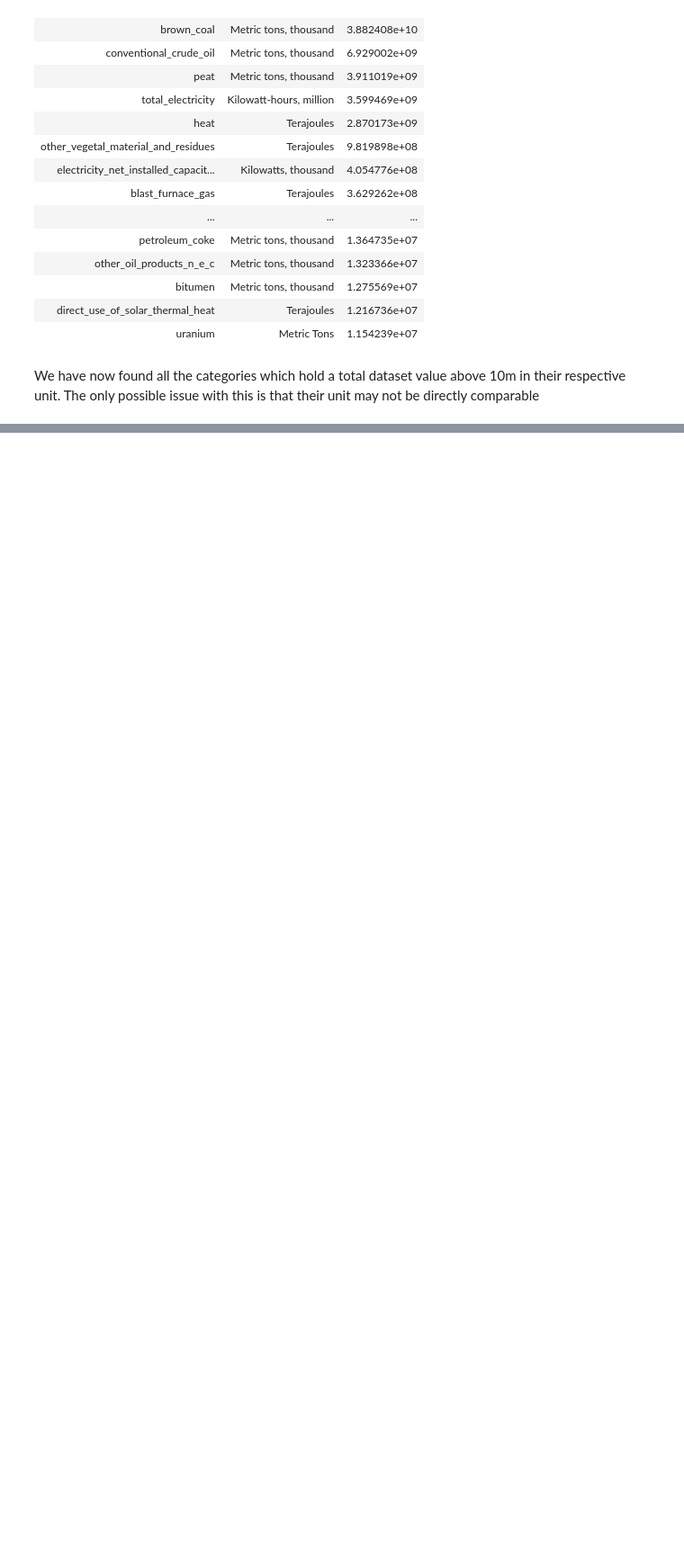
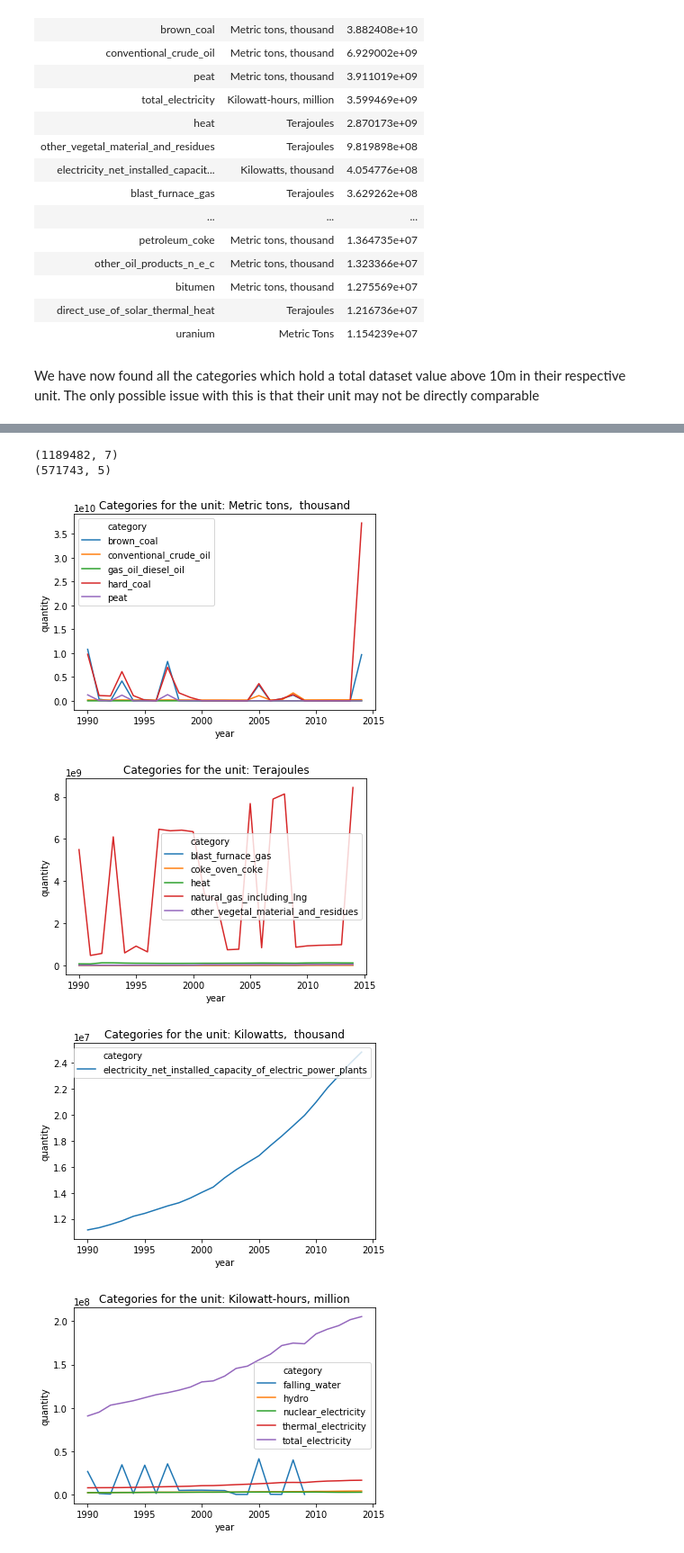
Before and after one commit to See-You-Data/UNInternationalEnergyData, a Jupyter notebook: dan_exploratory_analysis.ipynb, the cells around one changed output, grey strips where cells are left out. Shown at 90% size. Saved outputs shown, nothing was run; the diff lists cells and outputs as text; code cells hidden in the pictures; blank space fills up the shorter version.

Commit message:
New code added to look at key categories in the dataset

```diff
--- a/dan_exploratory_analysis.ipynb
+++ b/dan_exploratory_analysis.ipynb
@@ -162,11 +153,10 @@ We have now found all the categories which hold a total dataset value above 10m
 # %%
-df_top_categories = pd.DataFrame(columns=['category'])
+df_top_categories = df[['category','quantity']].iloc[0:0]
 for unit in df['unit'].unique():
     df_single_unit_categories = df[df['unit'] == unit].groupby(['category']).sum()
     df_single_unit_categories.drop(['year','quantity_footnotes'], axis=1, inplace=True)
     df_single_unit_categories.sort_values(by=['quantity'], inplace=True, ascending=False)
     df_single_unit_categories.reset_index(inplace=True)
-    #print(df_single_unit_categories['category'])
-    df_top_categories = df_top_categories.append(df_single_unit_categories['category'].head(),ignore_index=True)
-    print(df_top_categories)
+    df_top_categories = df_top_categories.append(df_single_unit_categories.iloc[0:5],ignore_index=True)
+print(df_top_categories)
 # %% [output]
@@ -189,0 +184,4 @@ for unit in df['unit'].unique():
+# %%
+df_top_units = pd.merge(df_top_categories['category'],df,left_on='category',right_on='category',how='left')
+df_top_units.drop(['commodity_transaction','quantity_footnotes'],axis=1,inplace=True)
+df_top_units.tail()
@@ -189,0 +195,20 @@ for unit in df['unit'].unique():
+# %%
+print(df.shape)
+print(df_top_units.shape)
+# %% [output]
+(1189482, 7)
+(571743, 5)
+# %%
+for unit in df_top_units['unit'].unique():
+    plt.figure()
+    df_total_unit = df_top_units[df_top_units['unit']==unit].groupby(['year','category']).sum()
+    df_total_unit.reset_index(inplace=True)
+    df_total_unit.head()
+    plt.title('Categories for the unit: ' + unit)
+    sns.lineplot(y=df_total_unit['quantity'],x=df_total_unit['year'],hue=df_total_unit['category'])
+    plt.show()
+# %% [output]
+[figure, added]
+[figure, added]
+[figure, added]
+[figure, added]
```
Also changed, not shown: parts of 7 cells of this notebook.
